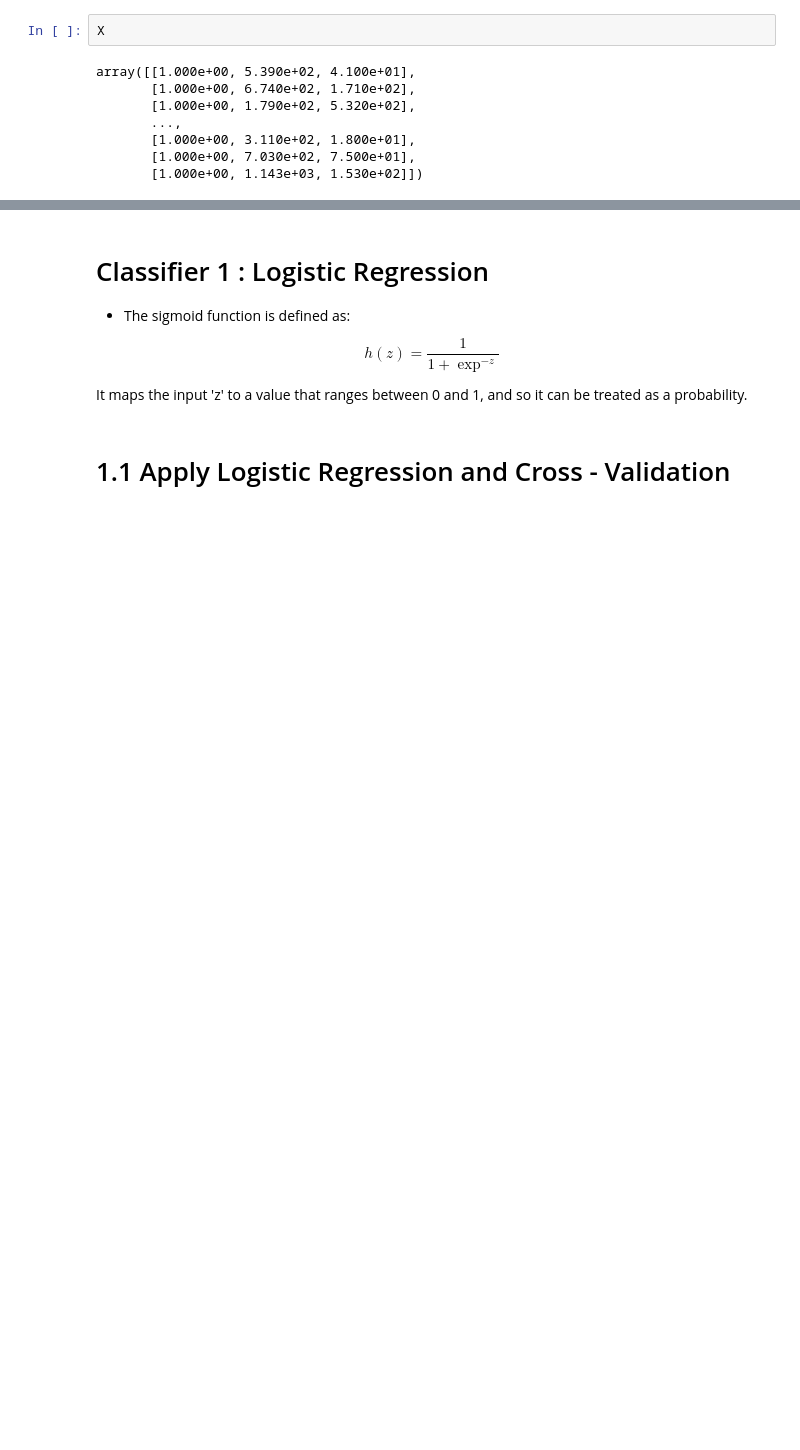
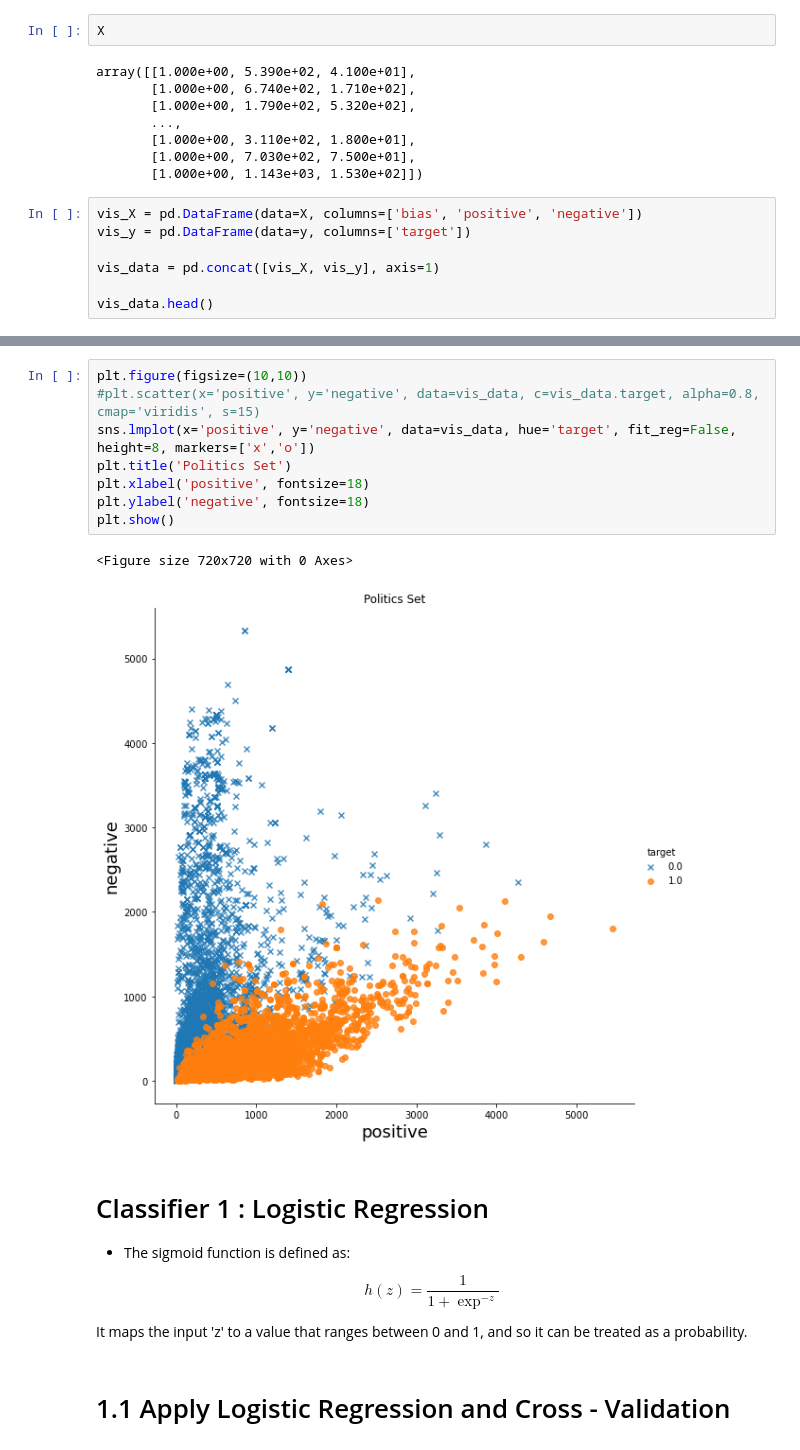
Before and after one commit to melihkacaman/Characterizing-Profile-on-Twitter-Data, a Jupyter notebook: 04 Train Politics Classifier .ipynb, the cells around one changed output, grey strips where cells are left out. Cells and saved outputs as stored; diff of their text form; blank space fills up the shorter version.

Commit message:
some visualization

```diff
--- a/04 Train Politics Classifier .ipynb
+++ b/04 Train Politics Classifier .ipynb
@@ -178,3 +183,10 @@ array([[1.000e+00, 5.390e+02, 4.100e+01],
        [1.000e+00, 3.110e+02, 1.800e+01],
        [1.000e+00, 7.030e+02, 7.500e+01],
        [1.000e+00, 1.143e+03, 1.530e+02]])
+# %%
+vis_X = pd.DataFrame(data=X, columns=['bias', 'positive', 'negative'])
+vis_y = pd.DataFrame(data=y, columns=['target'])
+
+vis_data = pd.concat([vis_X, vis_y], axis=1)
+
+vis_data.head()
@@ -181,3 +200,14 @@ array([[1.000e+00, 5.390e+02, 4.100e+01],
+# %%
+plt.figure(figsize=(10,10))
+#plt.scatter(x='positive', y='negative', data=vis_data, c=vis_data.target, alpha=0.8, cmap='viridis', s=15)
+sns.lmplot(x='positive', y='negative', data=vis_data, hue='target', fit_reg=False, height=8, markers=['x','o'])
+plt.title('Politics Set')
+plt.xlabel('positive', fontsize=18)
+plt.ylabel('negative', fontsize=18)
+plt.show()
+# %% [output]
+<Figure size 720x720 with 0 Axes>
+[figure, added]
 # %% [markdown]
 # Classifier  1 : Logistic Regression
 
```
Also changed, not shown: parts of 11 cells of this notebook.
